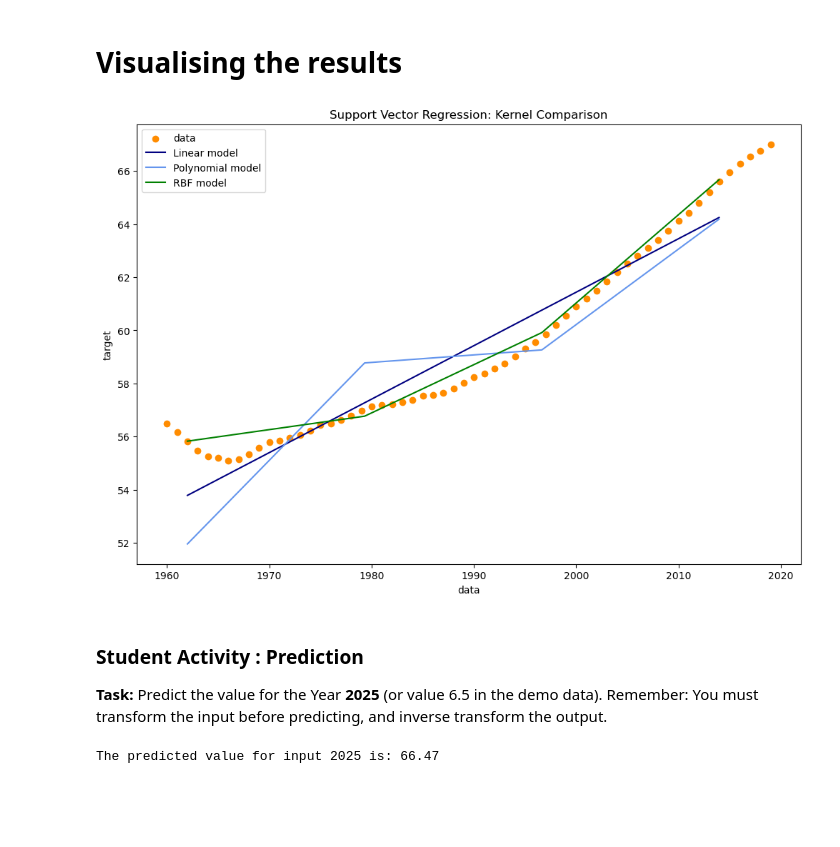
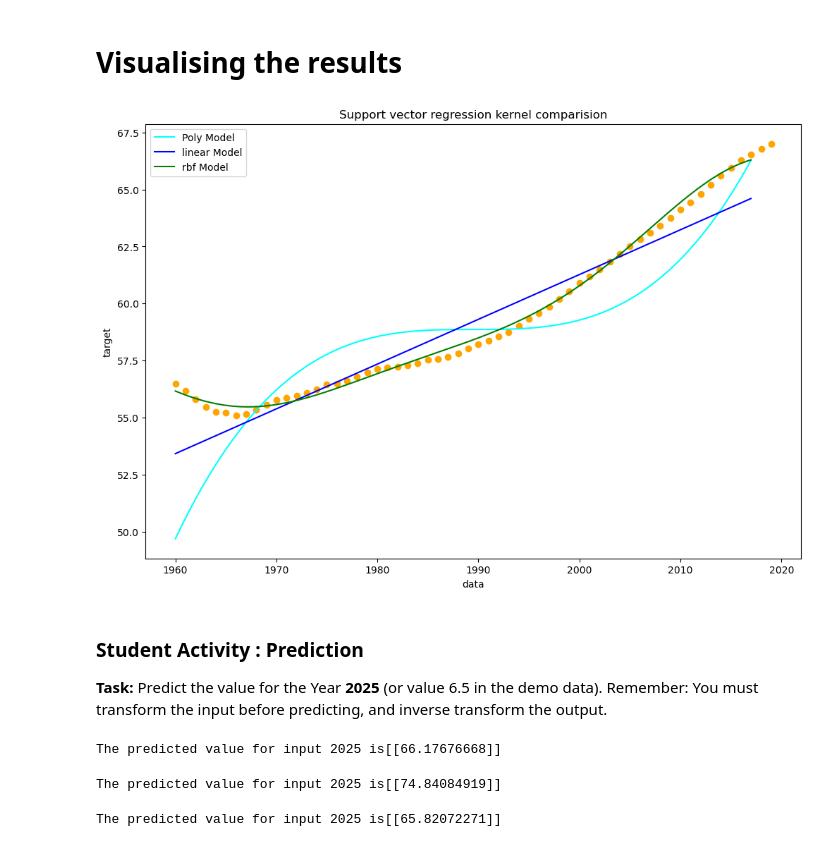
Before and after one commit to harmikrathod09/BTech_Sem_6, a Jupyter notebook: MLDL/Lab5DL_Blank/Lab5 (DL)_Blank.ipynb, the cells around one changed output. Drawn from its saved outputs; the diff is of its cells as text; code cells hidden in the pictures; blank space fills up the shorter version.

```diff
--- a/MLDL/Lab5DL_Blank/Lab5 (DL)_Blank.ipynb
+++ b/MLDL/Lab5DL_Blank/Lab5 (DL)_Blank.ipynb
@@ -69,2 +136,6 @@ Scaling Complete.
 # %% [markdown]
 # Splitting the dataset into the Training set and Test set
+# %%
+from sklearn.model_selection import train_test_split
+
+x_train,x_test,y_train,y_test=train_test_split(x_scale,y_scale,test_size=0.2,random_state=42)
@@ -73,5 +166,20 @@ Scaling Complete.
+# %%
+model_rbf=SVR()
 # %%
+model_rbf.fit(x_train,y_train.ravel())
 # %% [output]
 SVR()
 # %%
+x_grid=np.arange(min(x_test),max(x_test),0.01)
+x_grid=x_grid.reshape(len(x_grid),1)
+
+plt.scatter(x,y,color="red",label="Real Data")
+
+plt.plot(sc_x.inverse_transform(x_grid), sc_y.inverse_transform(model_rbf.predict(x_grid).reshape(-1,1)), color="blue", label="RBF Model")
+
+plt.title("SVR Regression Results")
+plt.xlabel("Year")
+plt.ylabel("Population")
+plt.legend()
+plt.show()
 # %% [output]
@@ -101,12 +220,65 @@ array([57.73445326, 59.30206118, 64.8451716 , 57.99812952, 55.96479236,
 # %% [markdown]
 # Visualising the  results
 # %%
+svr_lin=SVR(kernel="linear")
+svr_poly=SVR(kernel="poly",degree=3)
+svr_rbf=SVR(kernel="rbf")
+
+svr_rbf.fit(x_train,y_train.ravel())
+svr_poly.fit(x_train,y_train.ravel())
+svr_lin.fit(x_train,y_train.ravel())
+
+plt.figure(figsize=[12,8])
+plt.scatter(x,y,color="orange")
+plt.plot(sc_x.inverse_transform(x_grid), sc_y.inverse_transform(svr_poly.predict(x_grid).reshape(-1,1)), color="cyan", label="Poly Model")
+plt.plot(sc_x.inverse_transform(x_grid), sc_y.inverse_transform(svr_lin.predict(x_grid).reshape(-1,1)), color="blue", label="linear Model")
+plt.plot(sc_x.inverse_transform(x_grid), sc_y.inverse_transform(svr_rbf.predict(x_grid).reshape(-1,1)), color="green", label="rbf Model")
+
+
+plt.title("Support vector regression kernel comparision")
+plt.xlabel("data")
+plt.ylabel("target")
+plt.legend()
+plt.show()
 # %% [output]
-[figure, old version]
+[figure, new version]
 # %% [markdown]
 ### **Student Activity : Prediction**
 **Task:** Predict the value for the Year **2025** (or value 6.5 in the demo data).
 Remember: You must transform the input before predicting, and inverse transform the output.
 # %%
+value_prodict=[[2025]]
+
+val_saled=sc_x.transform(value_prodict)
+
+pred_scalre=svr_lin.predict(val_saled)
+
+pred_final=sc_y.inverse_transform(pred_scalre.reshape(-1,1))
+
+print(f"The predicted value for input 2025 is{pred_final}")
 # %% [output]
-The predicted value for input 2025 is: 66.47
+The predicted value for input 2025 is[[66.17676668]]
+# %%
+value_prodict=[[2025]]
+
+val_saled=sc_x.transform(value_prodict)
+
+pred_scalre=svr_poly.predict(val_saled)
+
+pred_final=sc_y.inverse_transform(pred_scalre.reshape(-1,1))
+
+print(f"The predicted value for input 2025 is{pred_final}")
+# %% [output]
+The predicted value for input 2025 is[[74.84084919]]
+# %%
+value_prodict=[[2025]]
+
+val_saled=sc_x.transform(value_prodict)
+
+pred_scalre=svr_rbf.predict(val_saled)
+
+pred_final=sc_y.inverse_transform(pred_scalre.reshape(-1,1))
+
+print(f"The predicted value for input 2025 is{pred_final}")
+# %% [output]
+The predicted value for input 2025 is[[65.82072271]]
```
Also changed, not shown: parts of 15 cells of this notebook.
